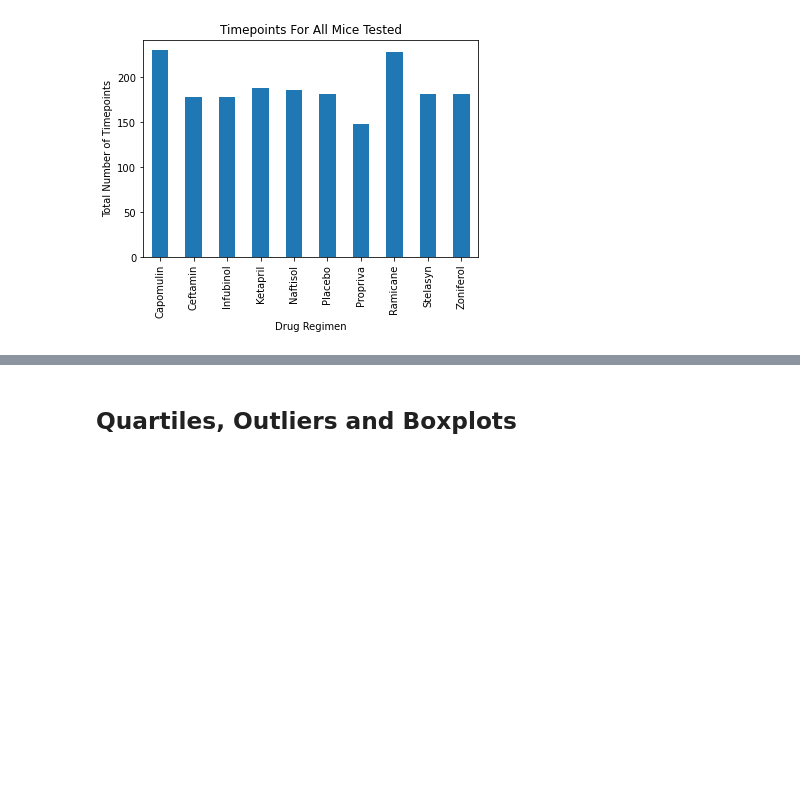
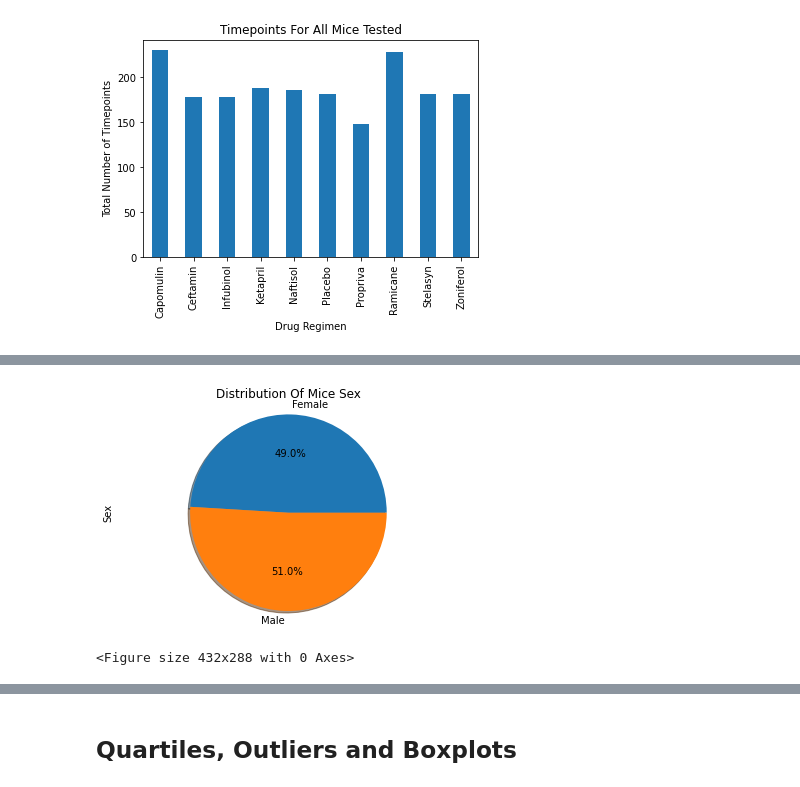
Before and after one commit to Shaunisme/matplotlib-challenge, a Jupyter notebook: Pymaceuticals/pymaceuticals.ipynb, the cells around one changed output, grey strips where cells are left out. Drawn from its saved outputs; the diff is of its cells as text; code cells hidden in the pictures; blank space fills up the shorter version.

```diff
--- a/Pymaceuticals/pymaceuticals.ipynb
+++ b/Pymaceuticals/pymaceuticals.ipynb
@@ -148,2 +147,11 @@ plt.show()
 # %%
 # Generate a pie plot showing the distribution of female versus male mice using Pandas
+groupby_sex=clean_comb_df.groupby('Sex')
+count_sex=groupby_sex['Sex'].count()
+count_sex.plot.pie(title='Distribution Of Mice Sex',shadow=True, autopct='%1.1f%%')
+plt.axis("equal")
+plt.show()
+plt.tight_layout()
+# %% [output]
+[figure, added]
+<Figure size 432x288 with 0 Axes>
```
Also changed, not shown: parts of 7 cells of this notebook.
